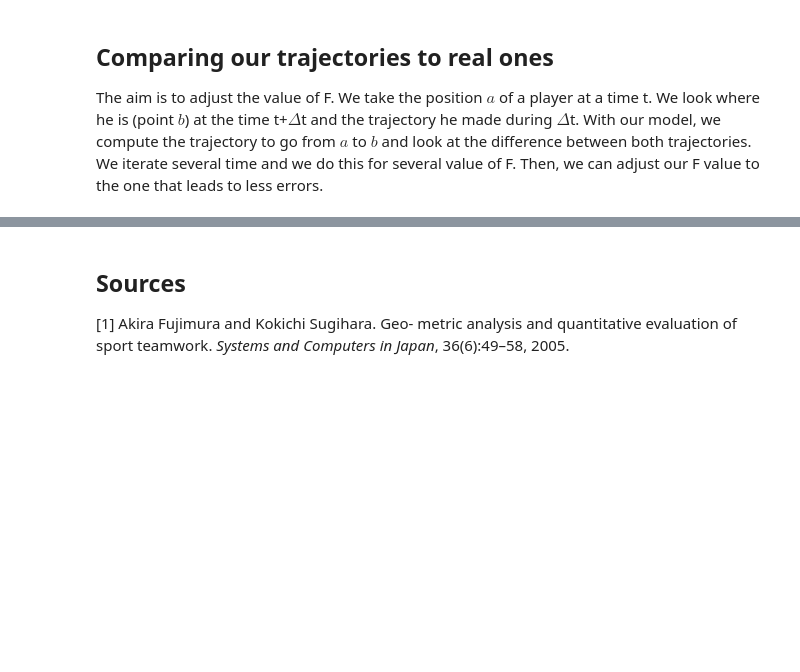
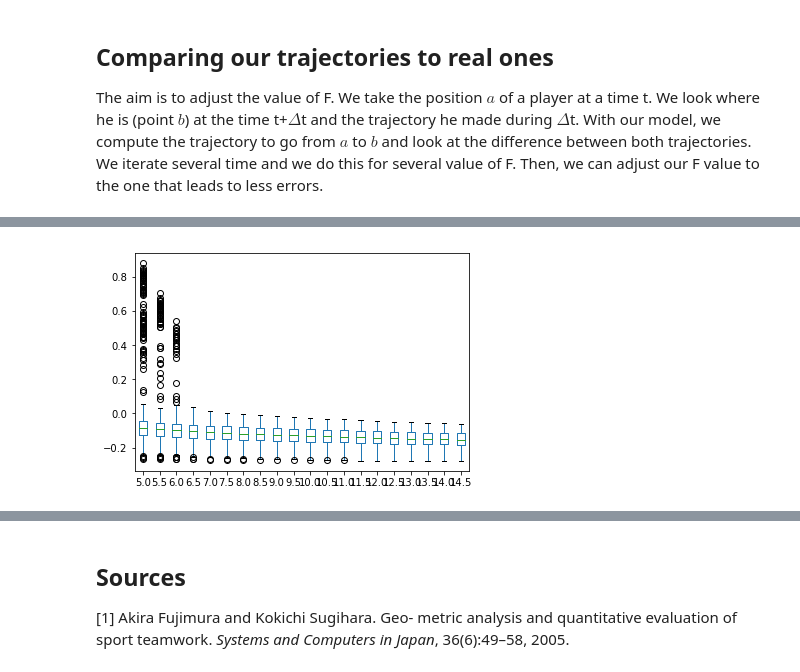
Before and after one commit to AmigoCap/MecaSportCo, a Jupyter notebook: Notebooks/2_Modelling_players_trajectories.ipynb, the cells around one changed output, grey strips where cells are left out. Drawn from its saved outputs; the diff is of its cells as text; code cells hidden in the pictures; blank space fills up the shorter version.

```diff
--- a/Notebooks/2_Modelling_players_trajectories.ipynb
+++ b/Notebooks/2_Modelling_players_trajectories.ipynb
@@ -76,0 +201,3 @@ The aim is to adjust the value of F. We take the position $a$ of a player at a t
+# %%
+df2=pd.DataFrame(times,index=forces)
+df2.T.describe()
@@ -76,0 +214,5 @@ The aim is to adjust the value of F. We take the position $a$ of a player at a t
+# %%
+df2.T.plot.box()
+plt.show()
+# %% [output]
+[figure, added]
```
Also changed, not shown: parts of 19 cells of this notebook, 3 other files.
